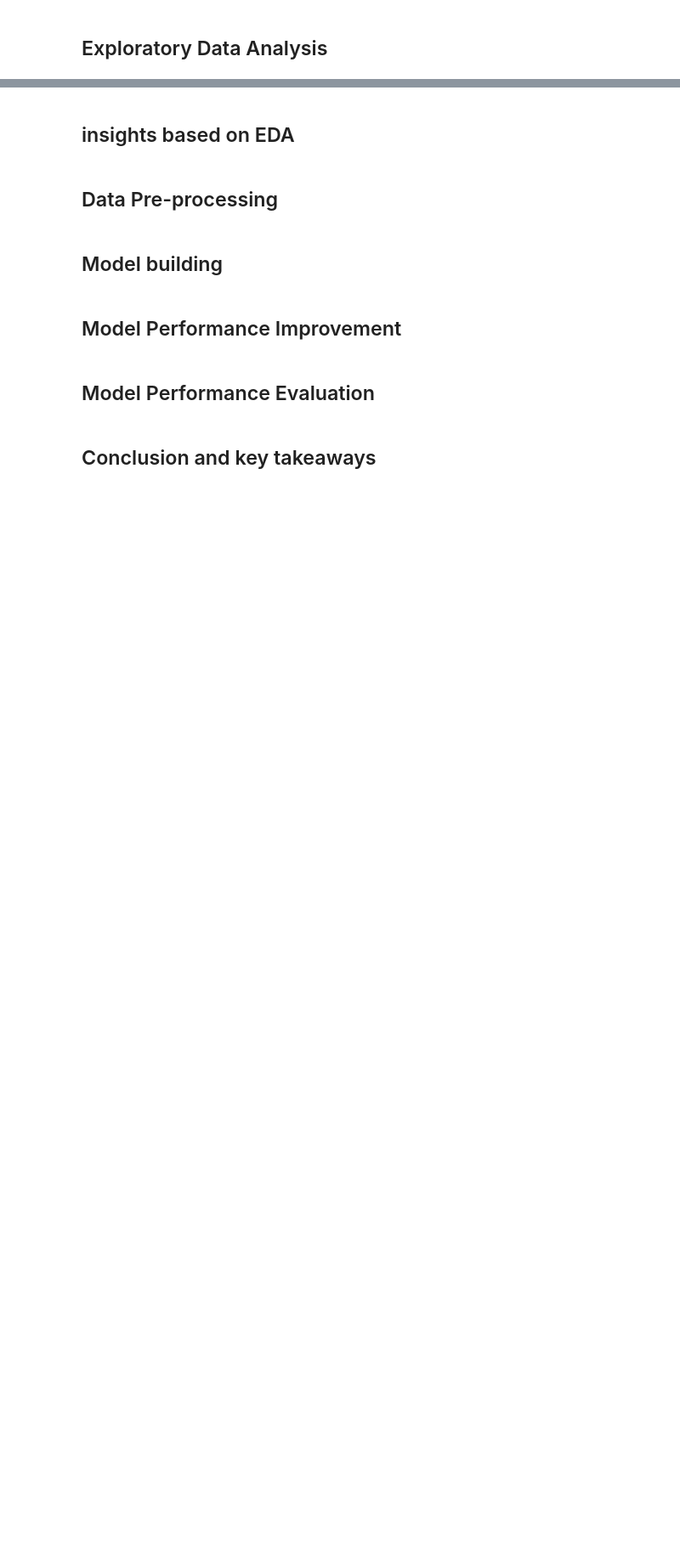
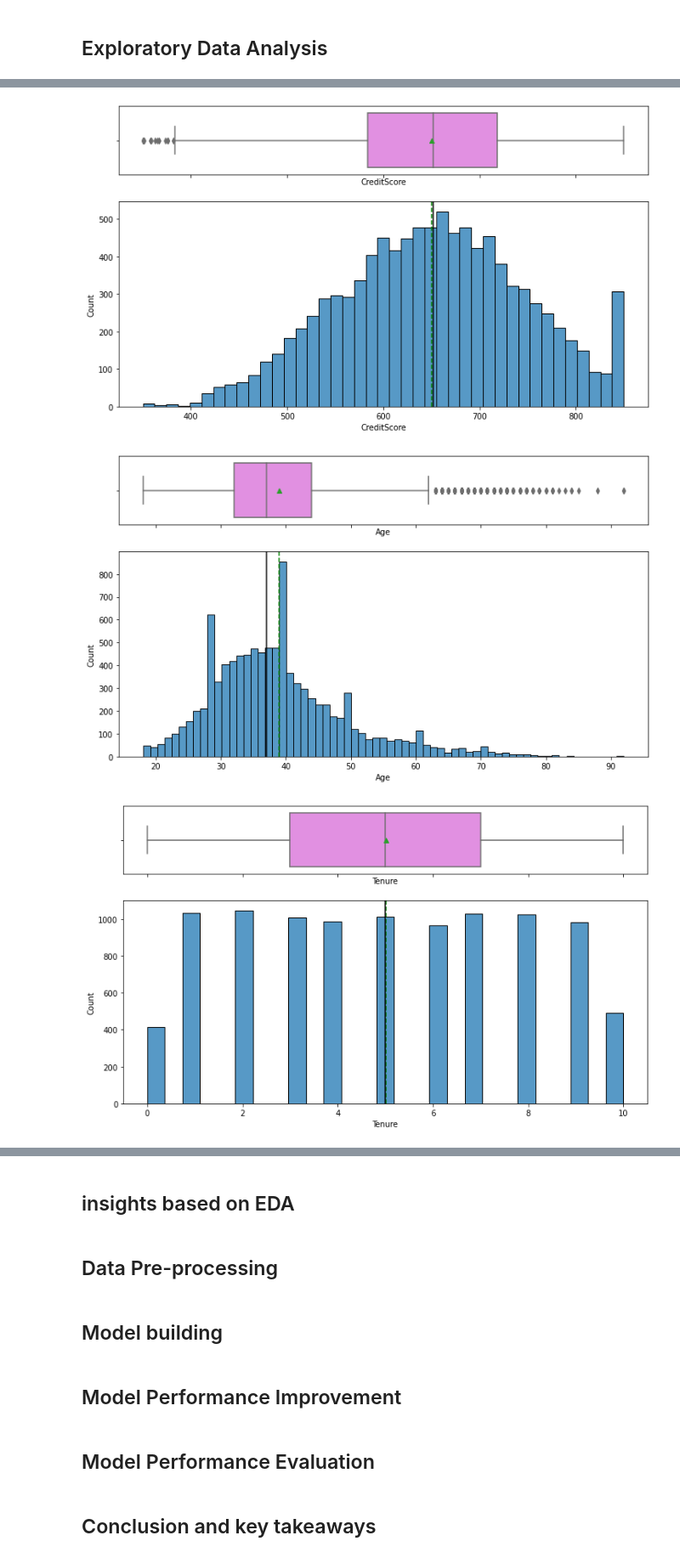
Before and after one commit to cfreeman22/BankChurnPrediction, a Jupyter notebook: BankChurn.ipynb, the cells around one changed output, grey strips where cells are left out. Shown at 85% size. Cells and saved outputs as stored; diff of their text form; code cells hidden in the pictures; blank space fills up the shorter version.

```diff
--- a/BankChurn.ipynb
+++ b/BankChurn.ipynb
@@ -111,0 +176,7 @@ dtype: int64
+# %%
+for x in quant_var:
+    wrangle.histogram_boxplot(data, x) #Analysing numeric variables using our predefined module stored in the wrangle file
+# %% [output]
+[figure, added]
+[figure, added]
+[figure, added]
```
Also changed, not shown: parts of 12 cells of this notebook.
